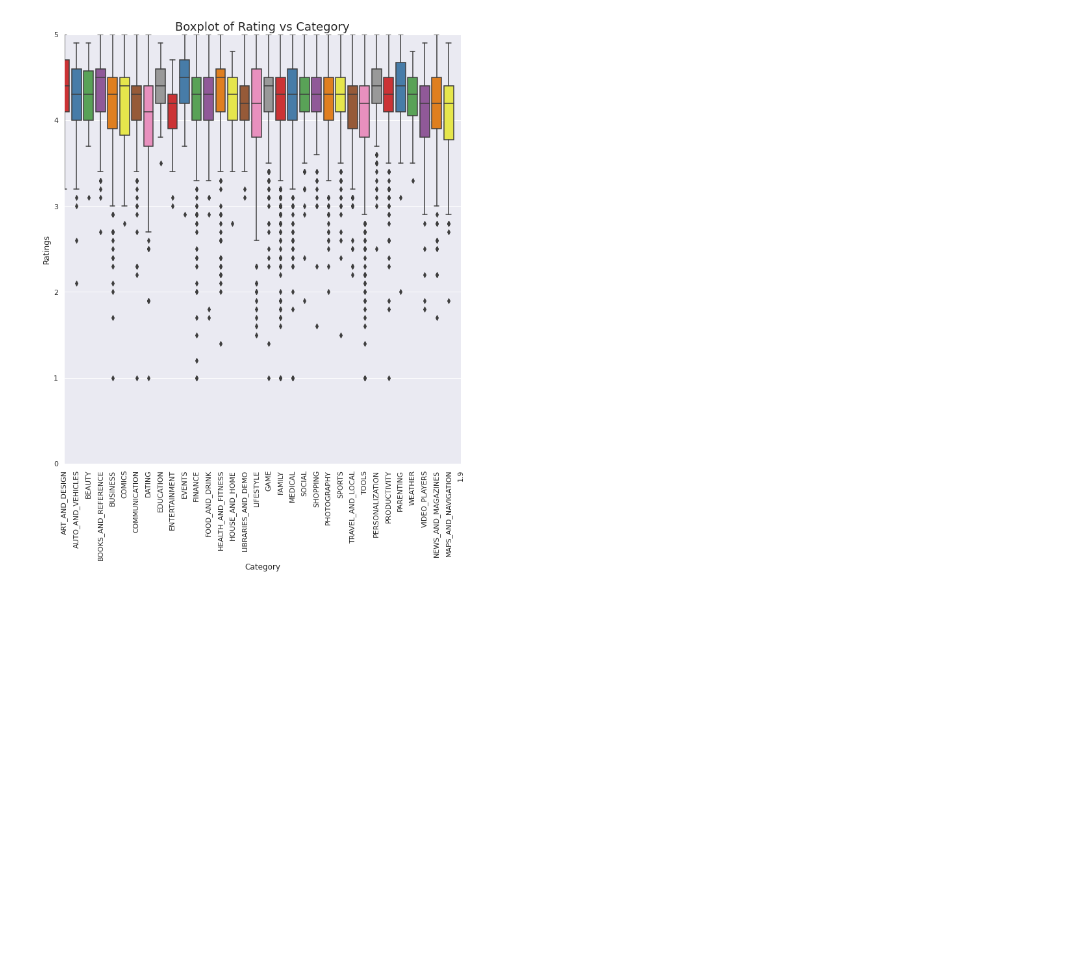
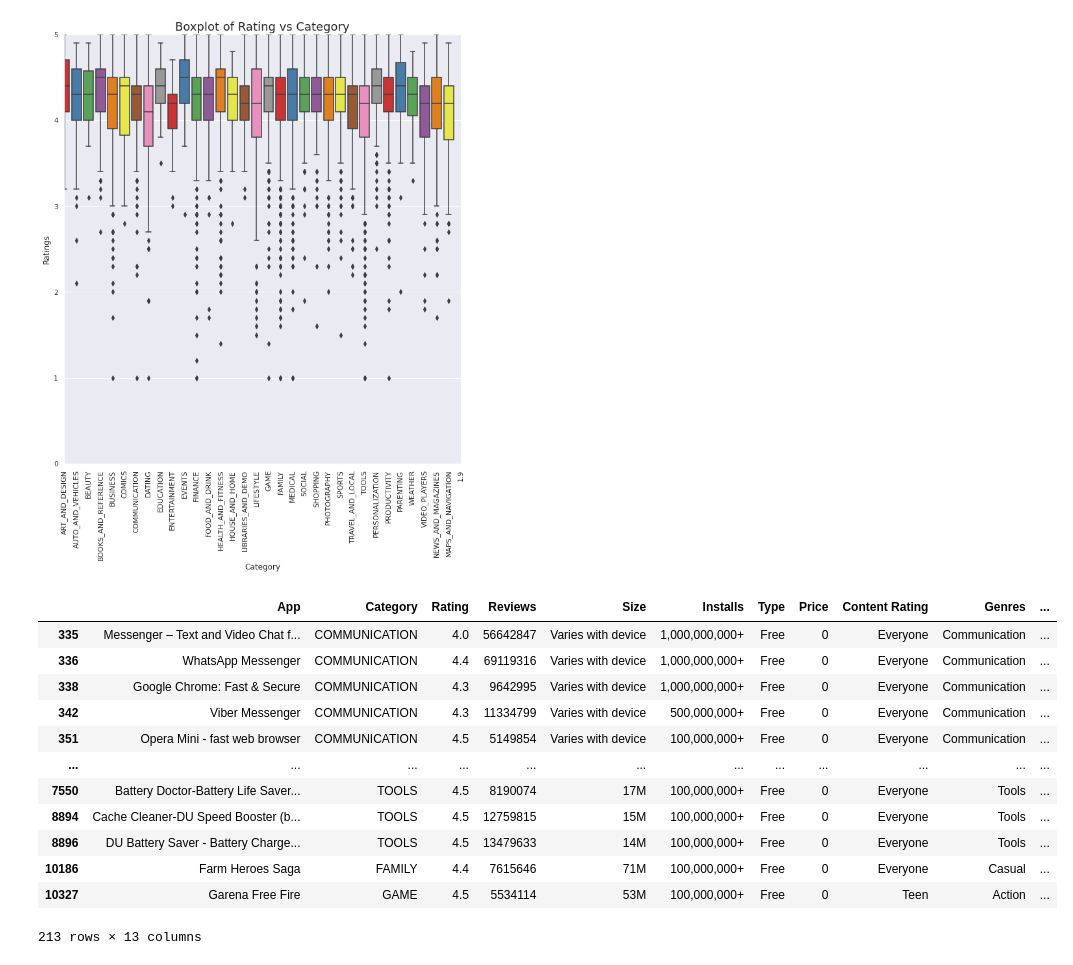
Before and after one commit to Shaheer-Imam/Data-Science, a Jupyter notebook: EDA/Google play apps EDA.ipynb, the cells around one changed output. Cells and saved outputs as stored; diff of their text form; code cells hidden in the pictures; blank space fills up the shorter version.

```diff
--- a/EDA/Google play apps EDA.ipynb
+++ b/EDA/Google play apps EDA.ipynb
@@ -202,3 +202,19 @@ plt.title('Boxplot of Rating vs Category',size=18)
 # %% [output]
 Text(0.5, 1.0, 'Boxplot of Rating vs Category')
 [figure]
+# %%
+data_1[data_1['Reviews'] > 5000000]
+# %% [output]
+|  | App | Category | Rating | Reviews | Size | Installs | Type | Price | Content Rating | Genres | ... |
+| 335 | Messenger – Text and Video Chat f... | COMMUNICATION | 4.0 | 56642847 | Varies with device | 1,000,000,000+ | Free | 0 | Everyone | Communication | ... |
+| 336 | WhatsApp Messenger | COMMUNICATION | 4.4 | 69119316 | Varies with device | 1,000,000,000+ | Free | 0 | Everyone | Communication | ... |
+| 338 | Google Chrome: Fast & Secure | COMMUNICATION | 4.3 | 9642995 | Varies with device | 1,000,000,000+ | Free | 0 | Everyone | Communication | ... |
+| 342 | Viber Messenger | COMMUNICATION | 4.3 | 11334799 | Varies with device | 500,000,000+ | Free | 0 | Everyone | Communication | ... |
+| 351 | Opera Mini - fast web browser | COMMUNICATION | 4.5 | 5149854 | Varies with device | 100,000,000+ | Free | 0 | Everyone | Communication | ... |
+| ... | ... | ... | ... | ... | ... | ... | ... | ... | ... | ... | ... |
+| 7550 | Battery Doctor-Battery Life Saver... | TOOLS | 4.5 | 8190074 | 17M | 100,000,000+ | Free | 0 | Everyone | Tools | ... |
+| 8894 | Cache Cleaner-DU Speed Booster (b... | TOOLS | 4.5 | 12759815 | 15M | 100,000,000+ | Free | 0 | Everyone | Tools | ... |
+| 8896 | DU Battery Saver - Battery Charge... | TOOLS | 4.5 | 13479633 | 14M | 100,000,000+ | Free | 0 | Everyone | Tools | ... |
+| 10186 | Farm Heroes Saga | FAMILY | 4.4 | 7615646 | 71M | 100,000,000+ | Free | 0 | Everyone | Casual | ... |
+| 10327 | Garena Free Fire | GAME | 4.5 | 5534114 | 53M | 100,000,000+ | Free | 0 | Teen | Action | ... |
+213 rows × 13 columns
```
Also changed, not shown: parts of 18 cells of this notebook.
